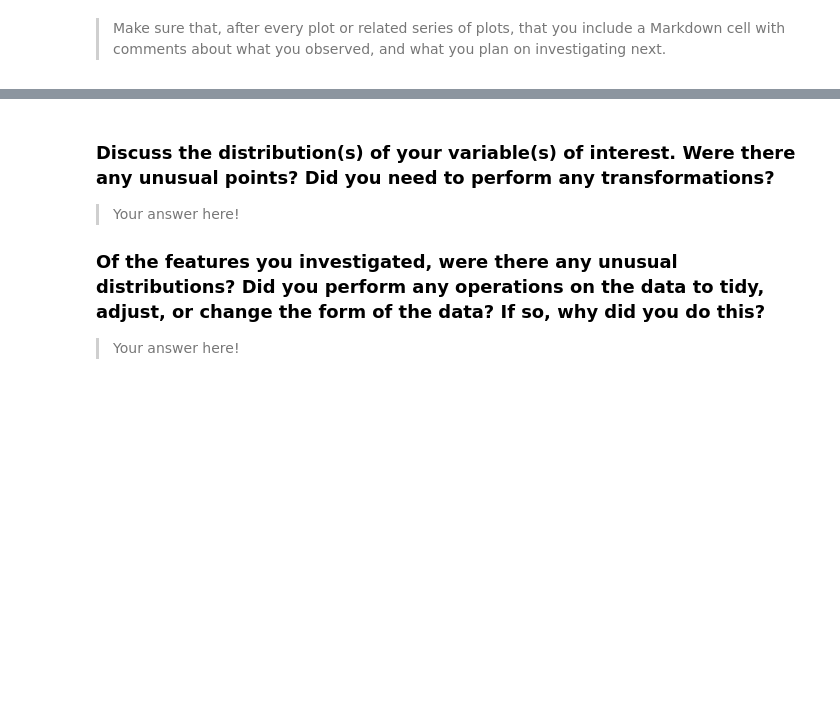
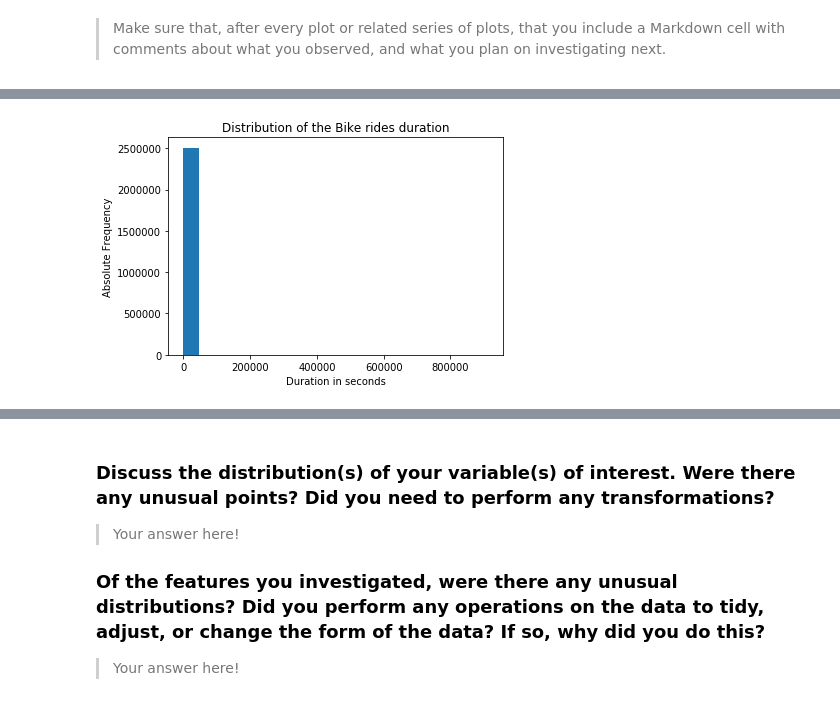
Before and after one commit to chpolyzo/DAND, a Jupyter notebook: fifth_project/exploration.ipynb, the cells around one changed output, grey strips where cells are left out. Drawn from its saved outputs; the diff is of its cells as text; code cells hidden in the pictures; blank space fills up the shorter version.

```diff
--- a/fifth_project/exploration.ipynb
+++ b/fifth_project/exploration.ipynb
@@ -472,0 +477,6 @@ It looks like in June and September a lot of missing values occured. It looks li
+# %%
+# convert the type of the columns values to string objects and format the values as an ID or 'None'
+df['start_station_id'] = df['start_station_id'].map(format_station_id)
+df['end_station_id'] = df['end_station_id'].map(format_station_id)
+
+print(df.start_station_id.dtype, df.end_station_id.dtype)
@@ -472,0 +513,3 @@ It looks like in June and September a lot of missing values occured. It looks li
+# %%
+df['start_station_name'].fillna('None', inplace=True)
+df['end_station_name'].fillna('None', inplace=True)
@@ -472,0 +529,5 @@ It looks like in June and September a lot of missing values occured. It looks li
+# %%
+%time
+df = df.sort_values('start_time')
+df.reset_index(drop=True, inplace=True)
+df.head()
@@ -479,3 +550,6 @@ It looks like in June and September a lot of missing values occured. It looks li
 > In this section, investigate distributions of individual variables. If
 you see unusual points or outliers, take a deeper look to clean things up
 and prepare yourself to look at relationships between variables.
+# %%
+# Make a working copy of the Dataframe to analyse
+df_rides = df.copy()
@@ -485,0 +579,8 @@ you plan on investigating next.
+# %%
+# plot a Histogram of the distribution
+plt.hist(df_rides.duration_sec, bins= 20);
+plt.xlabel('Duration in seconds');
+plt.ylabel('Absolute Frequency');
+plt.title('Distribution of the Bike rides duration');
+# %% [output]
+[figure, added]
```
Also changed, not shown: parts of 43 cells of this notebook.
